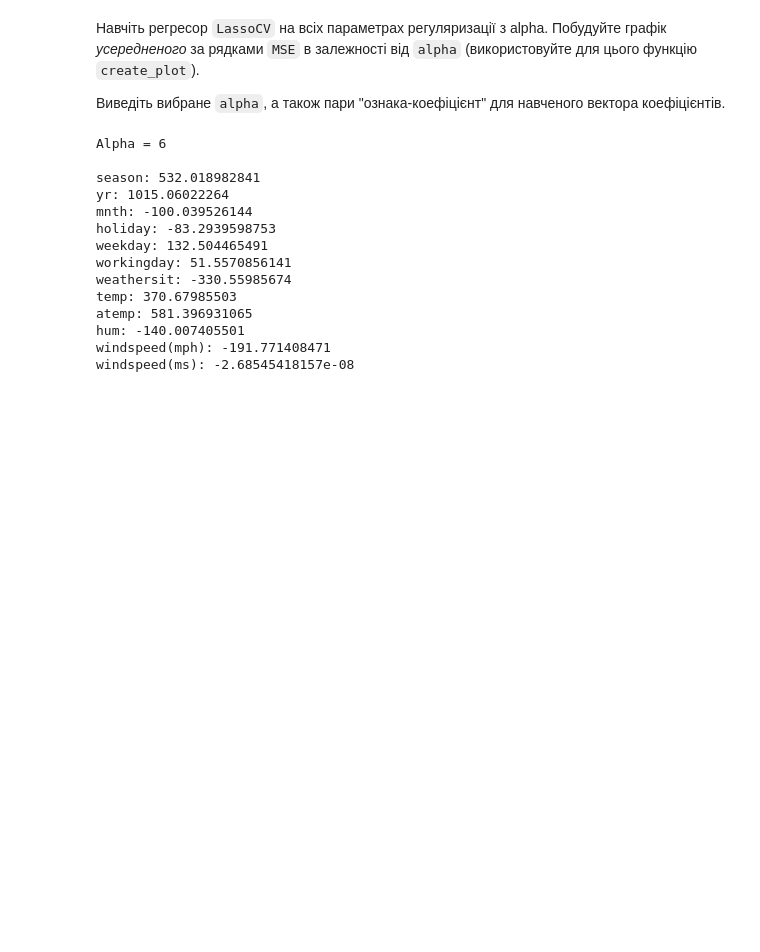
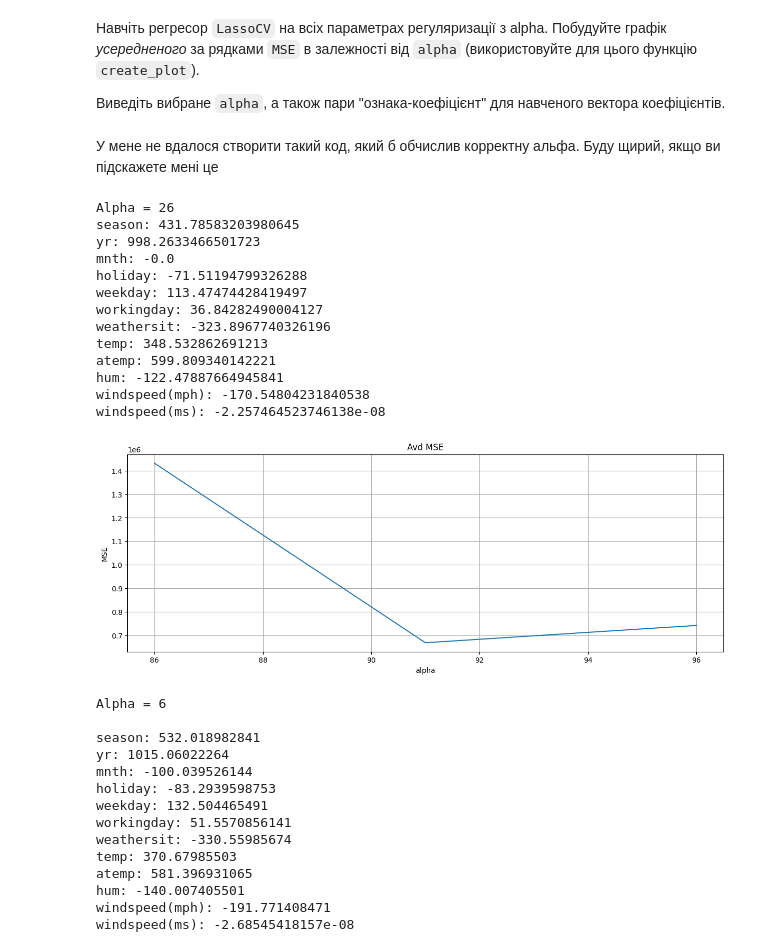
Before and after one commit to aizatulin69/goit-ds-hw-07, a Jupyter notebook: OverfittingHomeWork.ipynb, the cells around one changed output. Drawn from its saved outputs; the diff is of its cells as text; code cells hidden in the pictures; blank space fills up the shorter version.

```diff
--- a/OverfittingHomeWork.ipynb
+++ b/OverfittingHomeWork.ipynb
@@ -339,15 +339,20 @@ for alpha in alphas:
     lasso = Lasso(alpha)
     lasso.fit(X, y)
     for feature, coef in zip(X.columns, lasso.coef_):
+        coefs_lasso.append(coef)
         print(feature, coef)
-
-    lasso = Ridge(alpha)
-    lasso.fit(X, y)
-    for feature, coef in zip(X.columns, lasso.coef_):
+    print("\n")
+    ridge = Ridge(alpha)
+    ridge.fit(X, y)
+    for feature, coef in zip(X.columns, ridge.coef_):
+        coefs_ridge.append(coef)
         print(feature, coef)
+    print("\n")
 
 coefs_lasso = np.array(coefs_lasso)
 coefs_ridge = np.array(coefs_ridge)
+print(coefs_lasso)
+print(coefs_ridge)
 # %% [output]
 season 560.6213444295252
 yr 1020.1609143570398
@@ -422,8 +427,8 @@ def create_plot(data, title, xlabel, ylabel, figsize=None):
     size = figsize or (15, 5)
     plt.figure(figsize=size)
 
-    x = map(lambda e: e[0], data)
-    y = map(lambda e: e[1], data)
+    x = [e[0] for e in data]
+    y = [e[1] for e in data]
     plt.plot(x, y)
 
     plt.title(title)
@@ -432,6 +437,41 @@ def create_plot(data, title, xlabel, ylabel, figsize=None):
 
     plt.grid()
     plt.show()
+# %% [markdown]
+У мене не вдалося створити такий код, який б обчислив корректну альфа. Буду щирий, якщо ви підскажете мені це
+# %%
+from sklearn.linear_model import LassoCV
+import numpy as np
+
+alphas = np.arange(1, 100, 5)
+
+regressor = LassoCV(alphas=alphas, cv=3)
+regressor.fit(X, y)
+
+mse_mean = np.mean(regressor.mse_path_, axis=0)
+data = list(zip(regressor.alphas_, mse_mean))
+
+lasso = model.named_steps["lasso"]
+print(f"Alpha = {lasso.alpha_}")
+for features, coef in zip(X.columns, regressor.coef_):
+  print(f"{features}: {coef}")
+
+create_plot(data, title="Avd MSE", xlabel="alpha", ylabel="MSE")
+# %% [output]
+Alpha = 26
+season: 431.78583203980645
+yr: 998.2633466501723
+mnth: -0.0
+holiday: -71.51194799326288
+weekday: 113.47474428419497
+workingday: 36.84282490004127
+weathersit: -323.8967740326196
+temp: 348.532862691213
+atemp: 599.809340142221
+hum: -122.47887664945841
+windspeed(mph): -170.54804231840538
+windspeed(ms): -2.257464523746138e-08
+[figure, added]
 # %%
 from sklearn.linear_model import LassoCV
 
```
Also changed, not shown: parts of 2 cells of this notebook.
